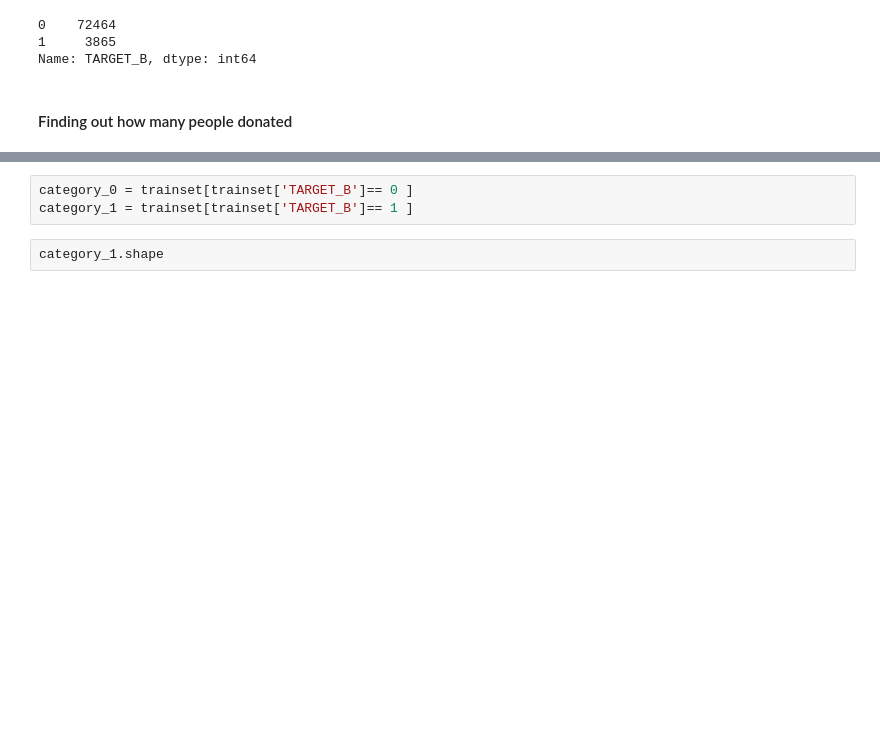
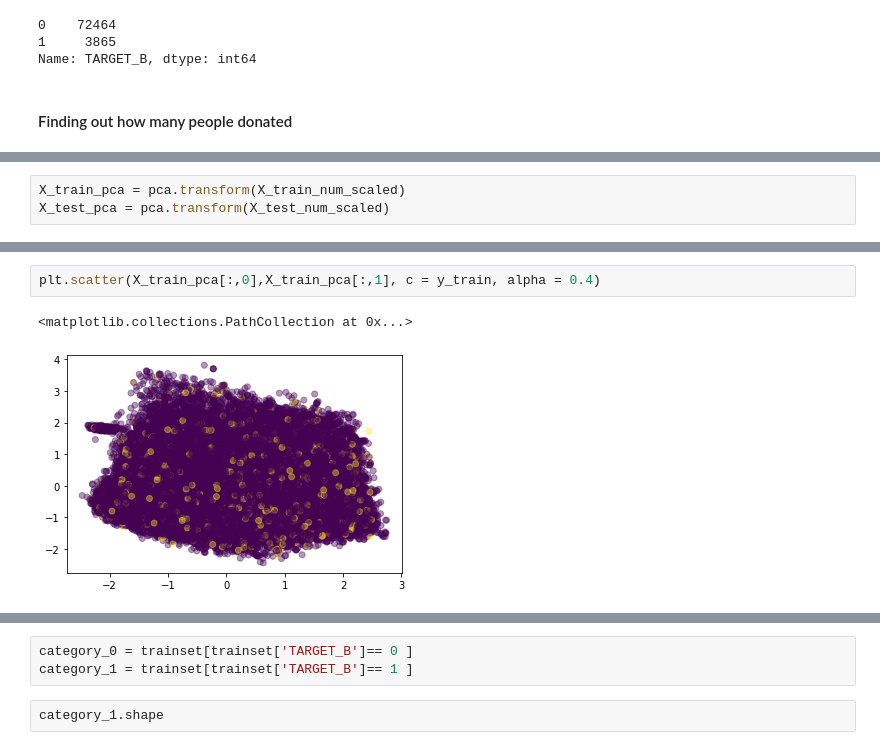
Before and after one commit to SangreNocturna/lab-random-forests, a Jupyter notebook: files_for_lab/lab-random-forest.ipynb, the cells around one changed output, grey strips where cells are left out. Drawn from its saved outputs; the diff is of its cells as text; blank space fills up the shorter version.

```diff
--- a/files_for_lab/lab-random-forest.ipynb
+++ b/files_for_lab/lab-random-forest.ipynb
@@ -158,0 +218,3 @@ Name: TARGET_B, dtype: int64
+# %%
+X_train_pca = pca.transform(X_train_num_scaled)
+X_test_pca = pca.transform(X_test_num_scaled)
@@ -158,0 +241,5 @@ Name: TARGET_B, dtype: int64
+# %%
+plt.scatter(X_train_pca[:,0],X_train_pca[:,1], c = y_train, alpha = 0.4)
+# %% [output]
+<matplotlib.collections.PathCollection at 0x...>
+[figure, added]
```
Also changed, not shown: parts of 27 cells of this notebook.
